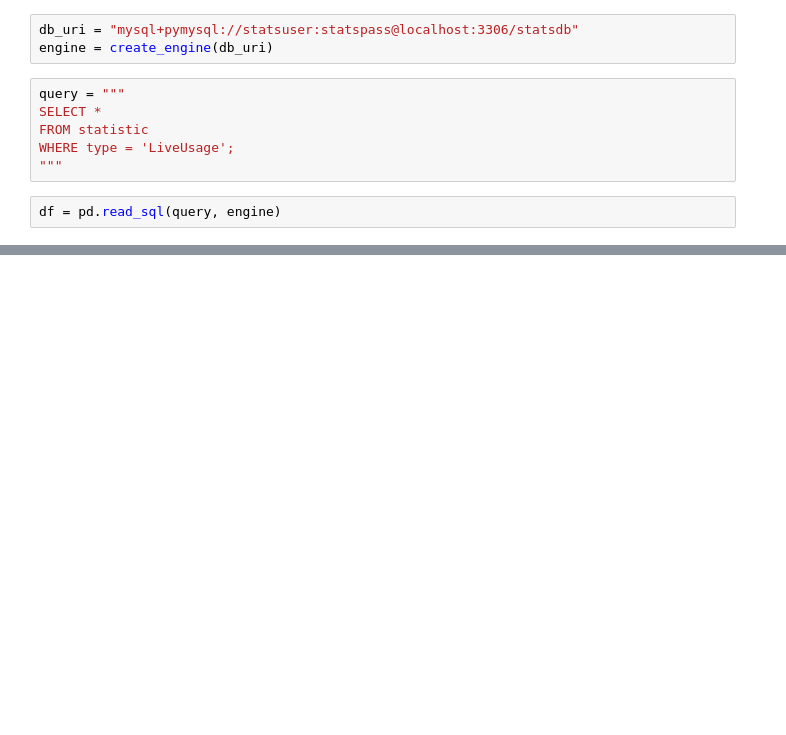
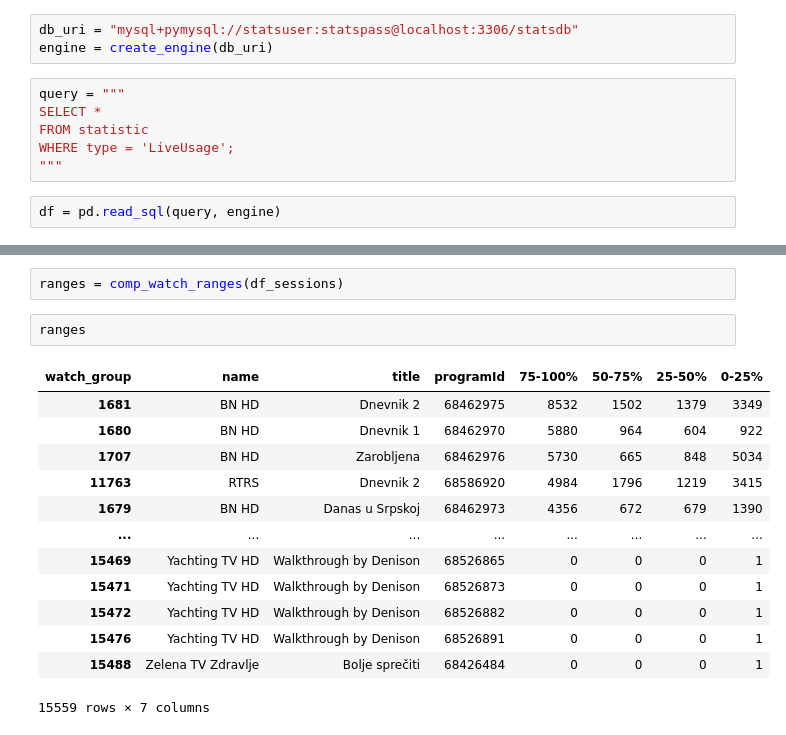
Before and after one commit to Radomir00/tv-channel-stats, a Jupyter notebook: ipynb/test.ipynb, the cells around one changed output, grey strips where cells are left out. Saved outputs shown, nothing was run; the diff lists cells and outputs as text; blank space fills up the shorter version.

```diff
--- a/ipynb/test.ipynb
+++ b/ipynb/test.ipynb
@@ -80,0 +415,18 @@ timeshift
+# %%
+ranges = comp_watch_ranges(df_sessions)
+# %%
+ranges
+# %% [output]
+| watch_group | name | title | programId | 75-100% | 50-75% | 25-50% | 0-25% |
+| 1681 | BN HD | Dnevnik 2 | 68462975 | 8532 | 1502 | 1379 | 3349 |
+| 1680 | BN HD | Dnevnik 1 | 68462970 | 5880 | 964 | 604 | 922 |
+| 1707 | BN HD | Zarobljena | 68462976 | 5730 | 665 | 848 | 5034 |
+| 11763 | RTRS | Dnevnik 2 | 68586920 | 4984 | 1796 | 1219 | 3415 |
+| 1679 | BN HD | Danas u Srpskoj | 68462973 | 4356 | 672 | 679 | 1390 |
+| ... | ... | ... | ... | ... | ... | ... | ... |
+| 15469 | Yachting TV HD | Walkthrough by Denison | 68526865 | 0 | 0 | 0 | 1 |
+| 15471 | Yachting TV HD | Walkthrough by Denison | 68526873 | 0 | 0 | 0 | 1 |
+| 15472 | Yachting TV HD | Walkthrough by Denison | 68526882 | 0 | 0 | 0 | 1 |
+| 15476 | Yachting TV HD | Walkthrough by Denison | 68526891 | 0 | 0 | 0 | 1 |
+| 15488 | Zelena TV Zdravlje | Bolje sprečiti | 68426484 | 0 | 0 | 0 | 1 |
+15559 rows × 7 columns
```
Also changed, not shown: parts of 20 cells of this notebook, 13 other files.
